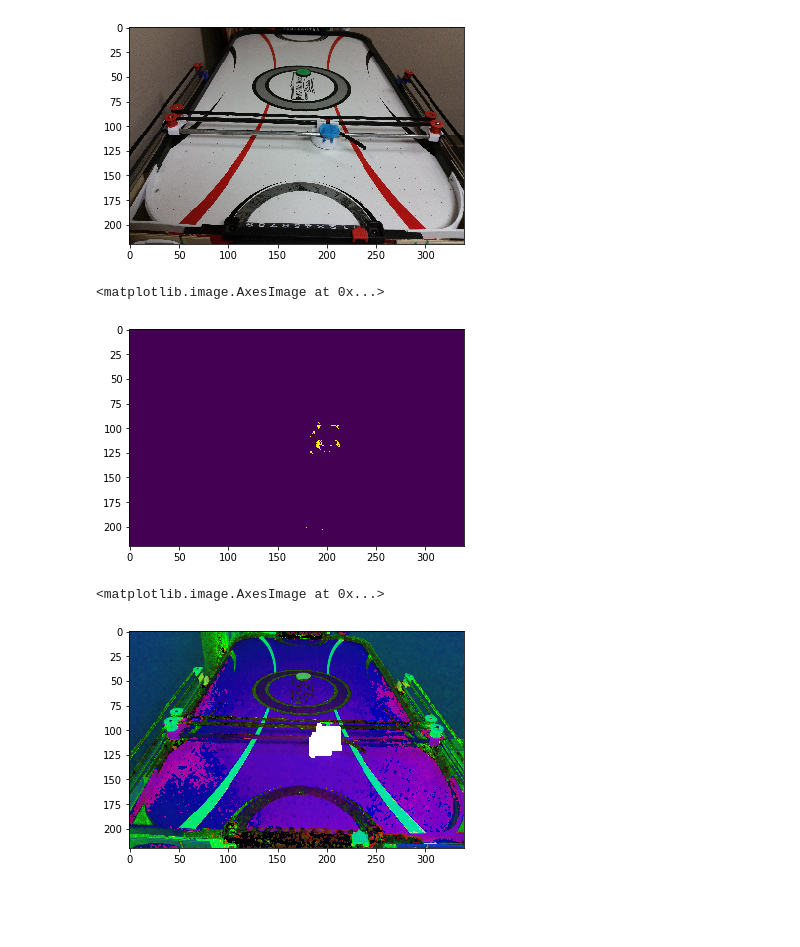
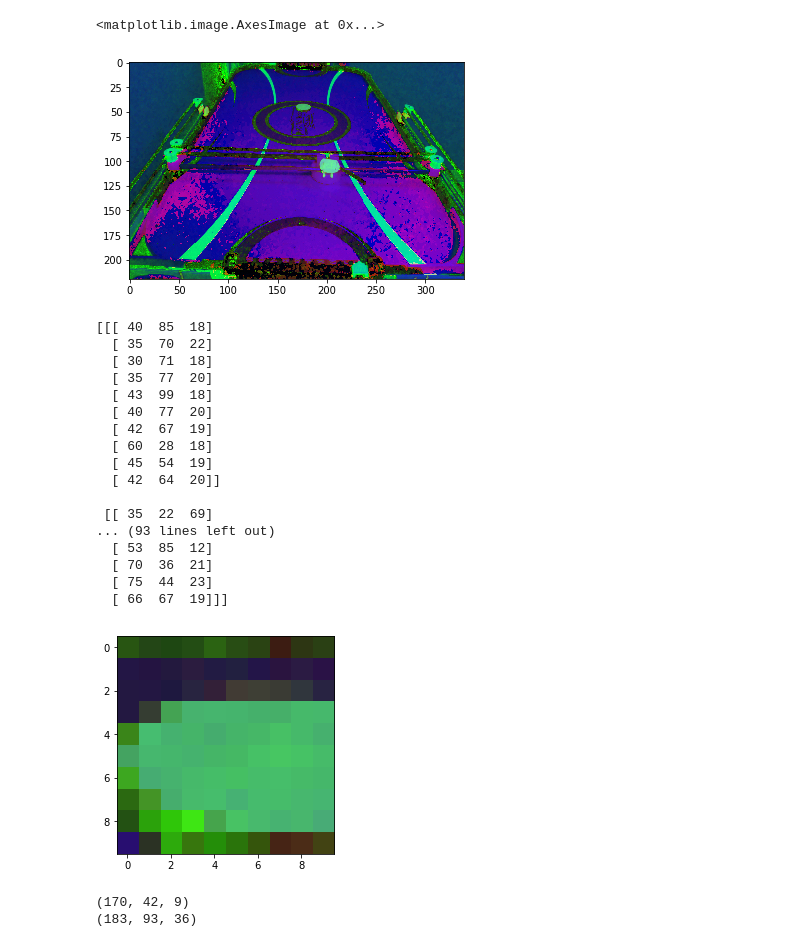
Before and after one commit to Positronic-IO/air-hockey, a Jupyter notebook: notebooks/ahr_detection.ipynb, the cells around one changed output. Drawn from its saved outputs; the diff is of its cells as text; code cells hidden in the pictures; blank space fills up the shorter version.

```diff
--- a/notebooks/ahr_detection.ipynb
+++ b/notebooks/ahr_detection.ipynb
@@ -6,7 +88,11 @@ import matplotlib.image as mpimg
 # %%
-img = cv2.imread("2.jpg");
-img=cv2.resize(img,(340,220))
-image = cv2.cvtColor(img, cv2.COLOR_BGR2RGB);
-plt.imshow(image);
+# Get Image
+img=cv2.imread("2.jpg");
+img=cv2.resize(img,(340,220));
+
+#convert image to HSV
+hsv_image=cv2.cvtColor(img, cv2.COLOR_BGR2HSV)
+plt.imshow(hsv_image)
 # %% [output]
+<matplotlib.image.AxesImage at 0x...>
-[figure, old version]
+[figure, new version]
@@ -23,8 +98,0 @@ botupperBound=np.array([110,30,180])
-# %%
-imgHSV = cv2.cvtColor(img, cv2.COLOR_BGR2HSV)
-puckMask=cv2.inRange(imgHSV,pucklowerBound,puckupperBound)
-botMask=cv2.inRange(imgHSV,botlowerBound,botupperBound)
-plt.imshow(botMask)
-# %% [output]
-<matplotlib.image.AxesImage at 0x...>
-[figure, removed]
@@ -31,16 +120,32 @@ plt.imshow(botMask)
 # %%
-#plt.imshow(imgHSV[118:125, 195:210, :])
-#print(imgHSV[118:125, 195:210, :])
-plotted = imgHSV.copy()
+plt.imshow(hsv_image[40:50, 170:180, :])
+print(hsv_image[40:50, 170:180, :])
+#plotted = hsv_image.copy()
 #plotted[110:150, 175:225, :] = (255, 255,255)
 #plt.imshow(plotted)
-for i in range(botMask.shape[0]):
-    for j in range(botMask.shape[1]):
-        if maskCloseCleaned[i,j]:
-            plotted[i,j] = (255, 255, 255)
-plt.imshow(plotted)
-
+#for i in range(puck_mask.shape[0]):
+#    for j in range(puck_mask.shape[1]):
+#        if puck_mask_close_cleaned[i,j]:
+#            plotted[i,j] = (255, 255, 255)
+#
+#plt.imshow(plotted)
 #plt.imshow(botMask)
 # %% [output]
-<matplotlib.image.AxesImage at 0x...>
+[[[ 40  85  18]
+  [ 35  70  22]
+  [ 30  71  18]
+  [ 35  77  20]
+  [ 43  99  18]
+  [ 40  77  20]
+  [ 42  67  19]
+  [ 60  28  18]
+  [ 45  54  19]
+  [ 42  64  20]]
+
+ [[ 35  22  69]
+... (93 lines left out)
+  [ 53  85  12]
+  [ 70  36  21]
+  [ 75  44  23]
+  [ 66  67  19]]]
-[figure, old version]
+[figure, new version]
@@ -92,0 +152,9 @@ for y, x in max_location:
+# %%
+px,py,pw,ph = getMaskRectangle(puck_mask_close_cleaned);
+bx,by,bw,bh = getMaskRectangle(bot_mask_close_cleaned);
+
+print(px,py,ph)
+print(bx,by,bh)
+# %% [output]
+(170, 42, 9)
+(183, 93, 36)
```
Also changed, not shown: parts of 20 cells of this notebook, 3 other files.
